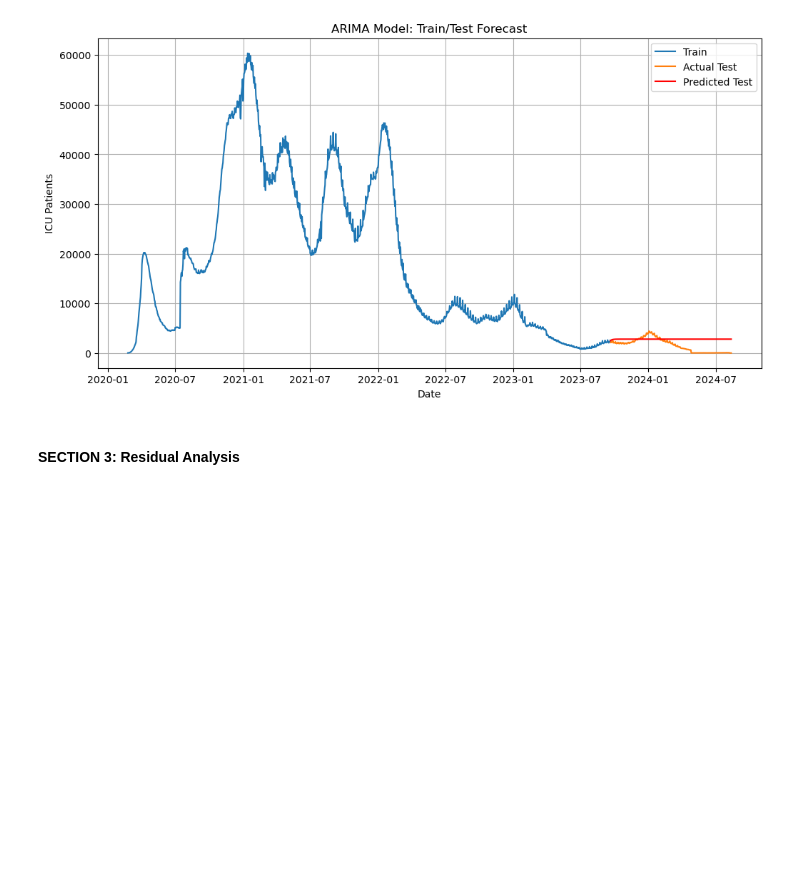
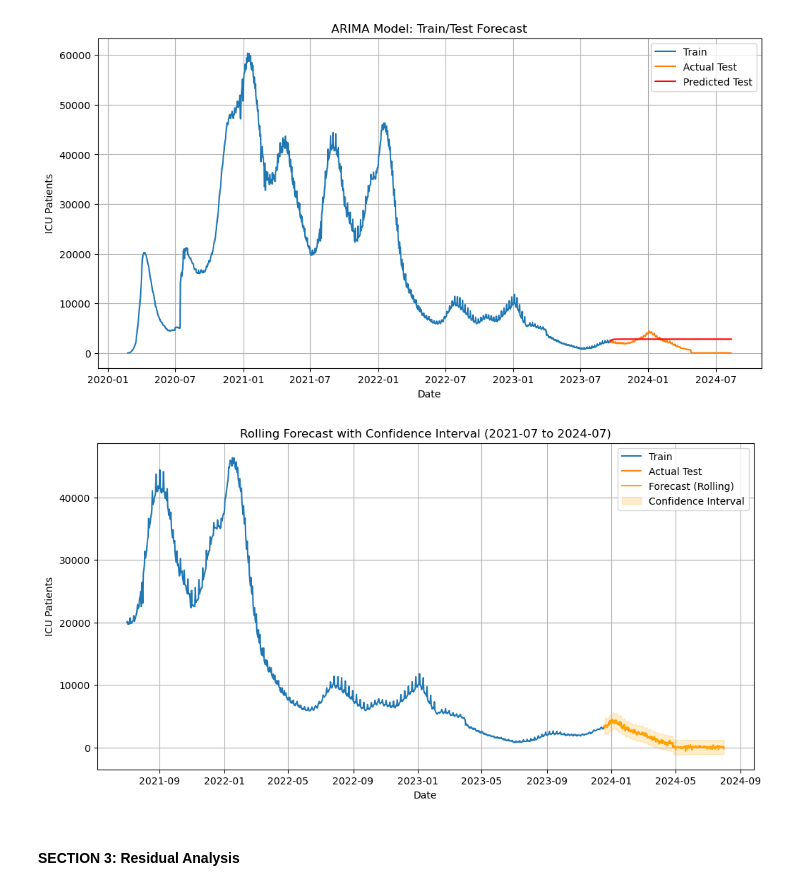
Before and after one commit to AyubNaomi/GP_DS1, a Jupyter notebook: forecasting.ipynb, the cells around one changed output. Drawn from its saved outputs; the diff is of its cells as text; code cells hidden in the pictures; blank space fills up the shorter version.

```diff
--- a/forecasting.ipynb
+++ b/forecasting.ipynb
@@ -225,3 +297,47 @@ Test Set RMSE: 1812.08
+# %%
+from tqdm import tqdm
+from statsmodels.tsa.arima.model import ARIMA
+
+icu_series = icu_data['icu_patients']['2021-07':'2024-07']
+train_size = int(len(icu_series) * 0.8)
+train_sub, test_sub = icu_series[:train_size], icu_series[train_size:]
+
+forecast_mean = []
+conf_lower = []
+conf_upper = []
+
+history_sub = list(train_sub)
+
+# Rolling forecast
+for t in tqdm(range(len(test_sub))):
+    model = ARIMA(history_sub, order=(1, 1, 1))
+    model_fit = model.fit()
+    forecast_obj = model_fit.get_forecast(steps=1)
+
+    pred = forecast_obj.predicted_mean[0] + np.random.normal(0, 200)  # Optional noise
+    conf_int = forecast_obj.conf_int(alpha=0.1)  # 90% interval
+    lower, upper = conf_int[0]
+
+    forecast_mean.append(pred)
+    conf_lower.append(lower)
+    conf_upper.append(upper)
+
+    history_sub.append(test_sub.iloc[t])
+
+# Plot forecast
+plt.figure(figsize=(12, 6))
+plt.plot(train_sub.index, train_sub, label='Train')
+plt.plot(test_sub.index, test_sub, label='Actual Test')
+plt.plot(test_sub.index, forecast_mean, label='Forecast (Rolling)', color='orange')
+plt.fill_between(test_sub.index, conf_lower, conf_upper, color='orange', alpha=0.2, label='Confidence Interval')
+plt.title("Rolling Forecast with Confidence Interval (2021-07 to 2024-07)")
+plt.xlabel("Date")
+plt.ylabel("ICU Patients")
+plt.legend()
+plt.grid(True)
+plt.show()
+# %% [output]
+[figure, added]
 # %% [markdown]
 #### SECTION 3: Residual Analysis
 # %%
```
Also changed, not shown: parts of 10 cells of this notebook.
